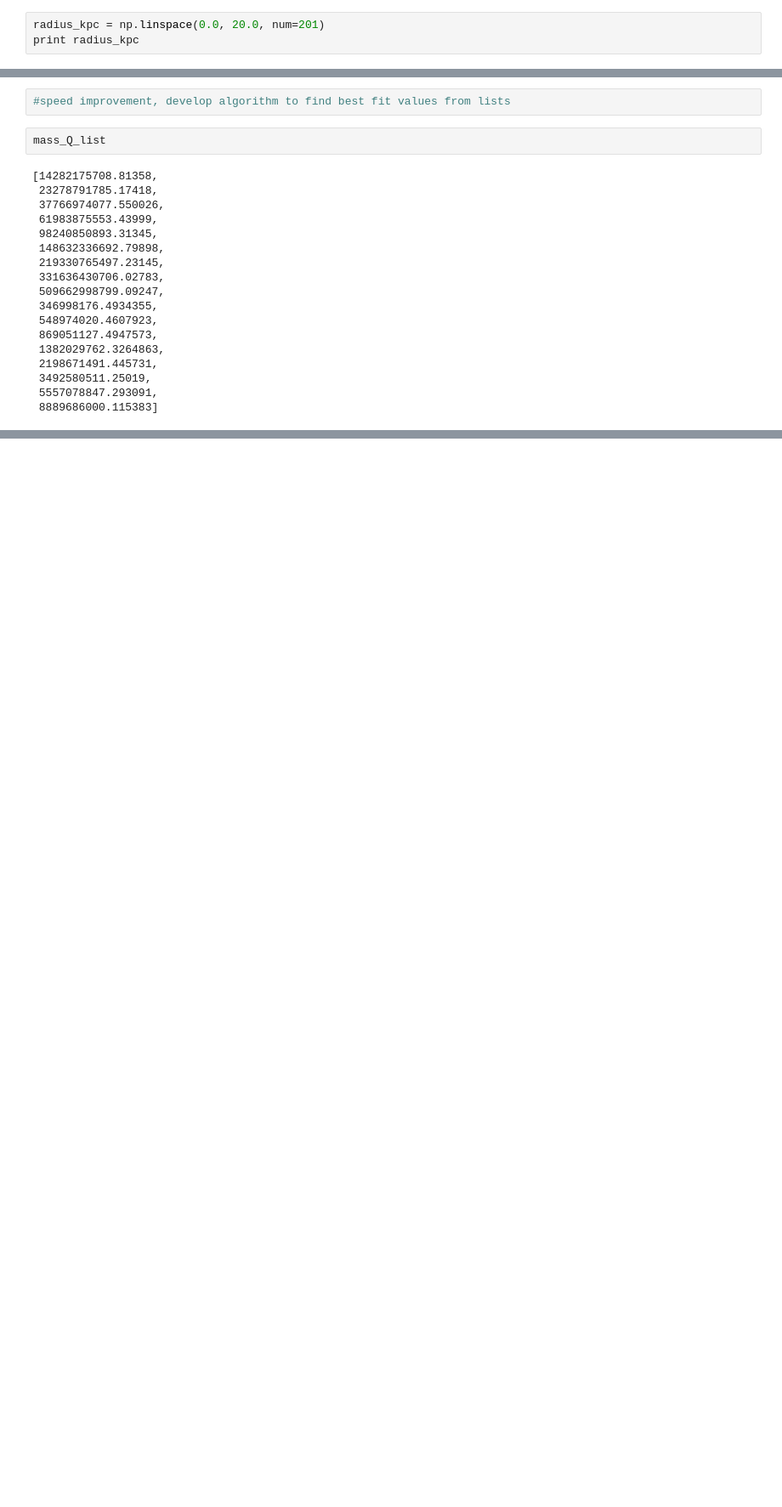
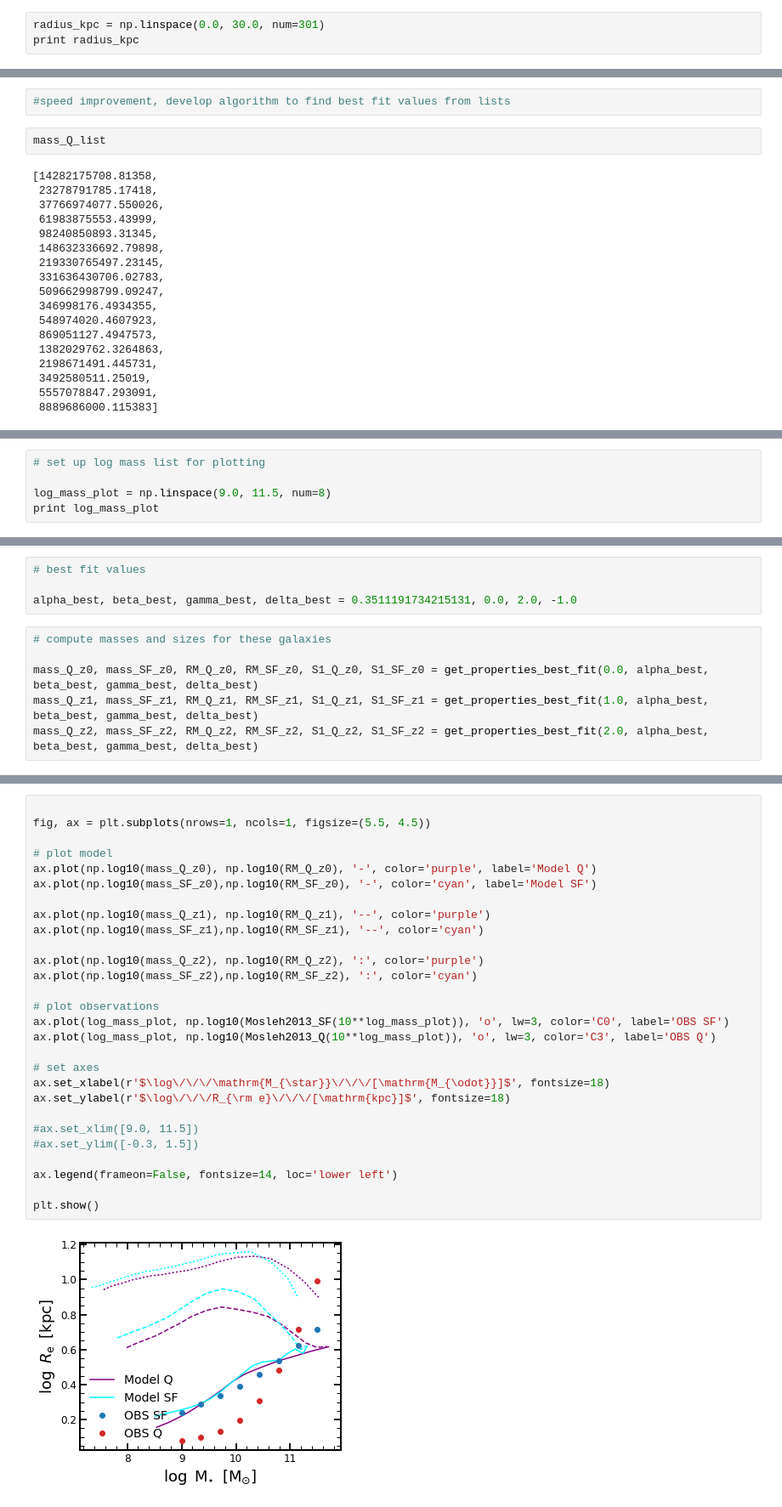
Before and after one commit to stacchella/morph_project, a Jupyter notebook: example/Estimate_Parameters.ipynb, the cells around one changed output, grey strips where cells are left out. Shown at 85% size. Cells and saved outputs as stored; diff of their text form; blank space fills up the shorter version.

Commit message:
added comparison to observations

```diff
--- a/example/Estimate_Parameters.ipynb
+++ b/example/Estimate_Parameters.ipynb
@@ -47,5 +41,5 @@ print(delta_test_values_list)
 # %%
-radius_kpc = np.linspace(0.0, 20.0, num=201)
+radius_kpc = np.linspace(0.0, 30.0, num=301)
 print radius_kpc
 # %% [output]
 [ 0.   0.1  0.2  0.3  0.4  0.5  0.6  0.7  0.8  0.9  1.   1.1  1.2  1.3
@@ -300,0 +241,5 @@ print (delta_list[idx_min_comb])
+# %%
+# set up log mass list for plotting
+
+log_mass_plot = np.linspace(9.0, 11.5, num=8)
+print log_mass_plot
@@ -300,0 +287,10 @@ print (delta_list[idx_min_comb])
+# %%
+# best fit values
+
+alpha_best, beta_best, gamma_best, delta_best = 0.3511191734215131, 0.0, 2.0, -1.0
+# %%
+# compute masses and sizes for these galaxies
+
+mass_Q_z0, mass_SF_z0, RM_Q_z0, RM_SF_z0, S1_Q_z0, S1_SF_z0 = get_properties_best_fit(0.0, alpha_best, beta_best, gamma_best, delta_best)
+mass_Q_z1, mass_SF_z1, RM_Q_z1, RM_SF_z1, S1_Q_z1, S1_SF_z1 = get_properties_best_fit(1.0, alpha_best, beta_best, gamma_best, delta_best)
+mass_Q_z2, mass_SF_z2, RM_Q_z2, RM_SF_z2, S1_Q_z2, S1_SF_z2 = get_properties_best_fit(2.0, alpha_best, beta_best, gamma_best, delta_best)
@@ -300,0 +299,30 @@ print (delta_list[idx_min_comb])
+# %%
+
+fig, ax = plt.subplots(nrows=1, ncols=1, figsize=(5.5, 4.5))
+
+# plot model
+ax.plot(np.log10(mass_Q_z0), np.log10(RM_Q_z0), '-', color='purple', label='Model Q')
+ax.plot(np.log10(mass_SF_z0),np.log10(RM_SF_z0), '-', color='cyan', label='Model SF')
+
+ax.plot(np.log10(mass_Q_z1), np.log10(RM_Q_z1), '--', color='purple')
+ax.plot(np.log10(mass_SF_z1),np.log10(RM_SF_z1), '--', color='cyan')
+
+ax.plot(np.log10(mass_Q_z2), np.log10(RM_Q_z2), ':', color='purple')
+ax.plot(np.log10(mass_SF_z2),np.log10(RM_SF_z2), ':', color='cyan')
+
+# plot observations
+ax.plot(log_mass_plot, np.log10(Mosleh2013_SF(10**log_mass_plot)), 'o', lw=3, color='C0', label='OBS SF')
+ax.plot(log_mass_plot, np.log10(Mosleh2013_Q(10**log_mass_plot)), 'o', lw=3, color='C3', label='OBS Q')
+
+# set axes
+ax.set_xlabel(r'$\log\/\/\/\mathrm{M_{\star}}\/\/\/[\mathrm{M_{\odot}}]$', fontsize=18)
+ax.set_ylabel(r'$\log\/\/\/R_{\rm e}\/\/\/[\mathrm{kpc}]$', fontsize=18)
+
+#ax.set_xlim([9.0, 11.5])
+#ax.set_ylim([-0.3, 1.5])
+
+ax.legend(frameon=False, fontsize=14, loc='lower left')
+
+plt.show()
+# %% [output]
+[figure, added]
```
Also changed, not shown: parts of 26 cells of this notebook, 3 other files.
